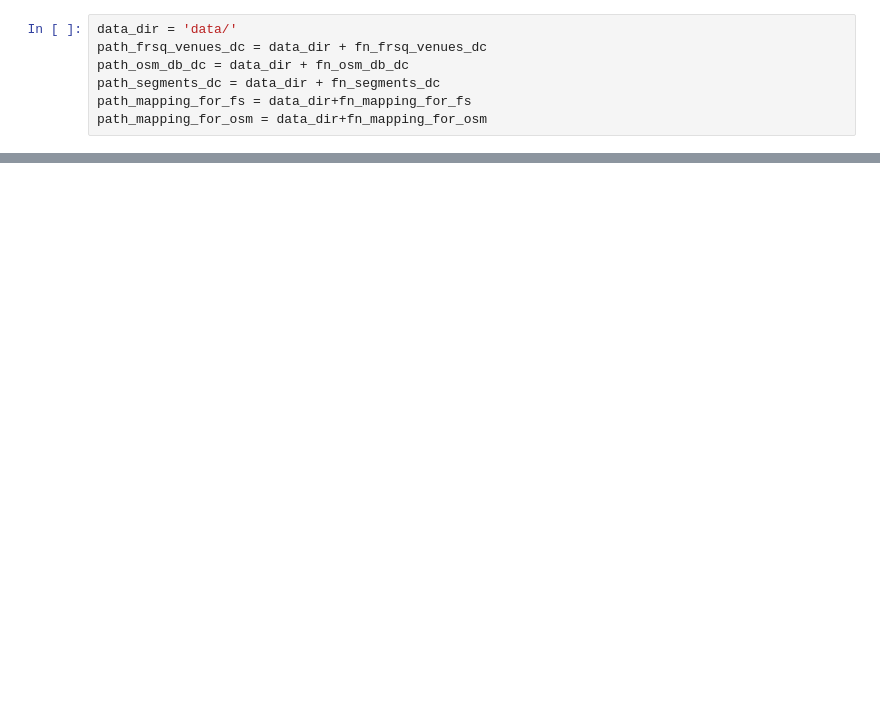
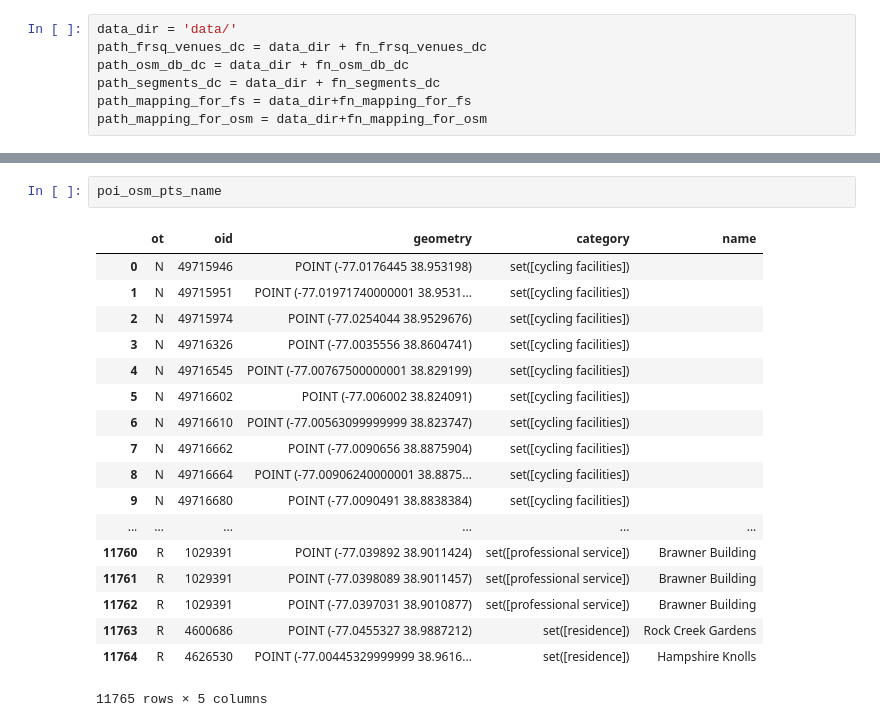
Before and after one commit to JHWu92/Cycling_safety, a Jupyter notebook: open_data_analysis/developing poi.ipynb, the cells around one changed output, grey strips where cells are left out. Drawn from its saved outputs; the diff is of its cells as text; blank space fills up the shorter version.

```diff
--- a/open_data_analysis/developing poi.ipynb
+++ b/open_data_analysis/developing poi.ipynb
@@ -186,0 +160,21 @@ set([1,2])|set([12])
+# %%
+poi_osm_pts_name
+# %% [output]
+|  | ot | oid | geometry | category | name |
+| 0 | N | 49715946 | POINT (-77.0176445 38.953198) | set([cycling facilities]) |  |
+| 1 | N | 49715951 | POINT (-77.01971740000001 38.9531... | set([cycling facilities]) |  |
+| 2 | N | 49715974 | POINT (-77.0254044 38.9529676) | set([cycling facilities]) |  |
+| 3 | N | 49716326 | POINT (-77.0035556 38.8604741) | set([cycling facilities]) |  |
+| 4 | N | 49716545 | POINT (-77.00767500000001 38.829199) | set([cycling facilities]) |  |
+| 5 | N | 49716602 | POINT (-77.006002 38.824091) | set([cycling facilities]) |  |
+| 6 | N | 49716610 | POINT (-77.00563099999999 38.823747) | set([cycling facilities]) |  |
+| 7 | N | 49716662 | POINT (-77.0090656 38.8875904) | set([cycling facilities]) |  |
+| 8 | N | 49716664 | POINT (-77.00906240000001 38.8875... | set([cycling facilities]) |  |
+| 9 | N | 49716680 | POINT (-77.0090491 38.8838384) | set([cycling facilities]) |  |
+| ... | ... | ... | ... | ... | ... |
+| 11760 | R | 1029391 | POINT (-77.039892 38.9011424) | set([professional service]) | Brawner Building |
+| 11761 | R | 1029391 | POINT (-77.0398089 38.9011457) | set([professional service]) | Brawner Building |
+| 11762 | R | 1029391 | POINT (-77.0397031 38.9010877) | set([professional service]) | Brawner Building |
+| 11763 | R | 4600686 | POINT (-77.0455327 38.9887212) | set([residence]) | Rock Creek Gardens |
+| 11764 | R | 4626530 | POINT (-77.00445329999999 38.9616... | set([residence]) | Hampshire Knolls |
+11765 rows × 5 columns
```
Also changed, not shown: parts of 25 cells of this notebook, 9 other files.
